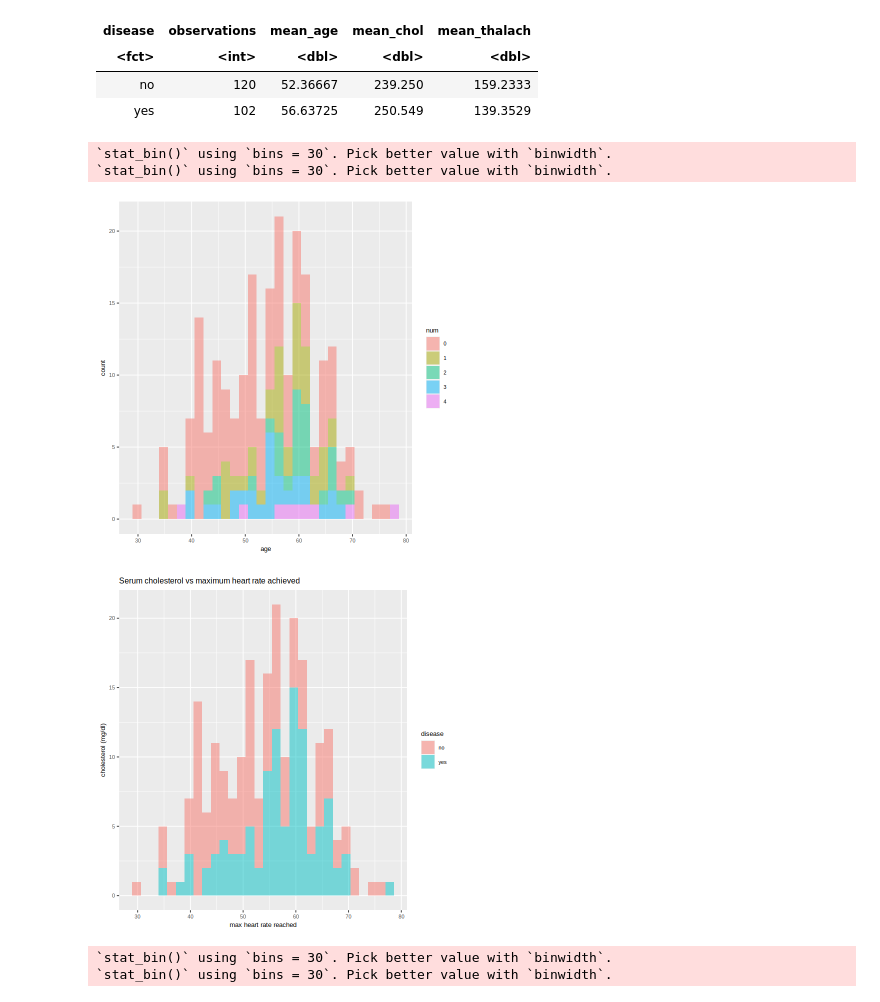
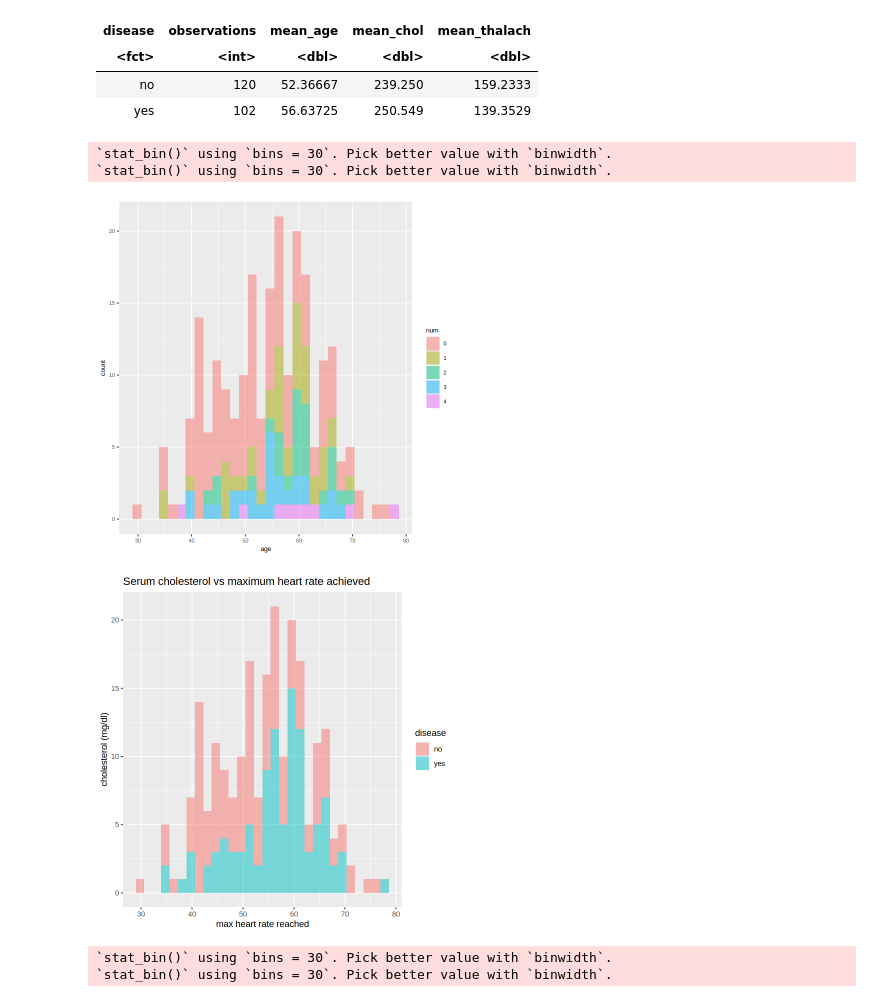
Before and after one commit to xzr10/toy_ds_project, a Jupyter notebook: Untitled.ipynb, the cells around one changed output. Saved outputs shown, nothing was run; the diff lists cells and outputs as text; code cells hidden in the pictures.

```diff
--- a/Untitled.ipynb
+++ b/Untitled.ipynb
@@ -125,25 +125,24 @@ A tibble: 2 × 5
 # %%
 # plots
 
 options(repr.plot.width = 6, repr.plot.height = 6)
 age_num_plot <- heart_train |>
       ggplot() +
       geom_histogram(aes(x = age, fill = num), alpha = 0.5)+
 theme(text = element_text(size = 8))
 age_num_plot
 
 age_disease_plot <- heart_train |>
       ggplot() +
       geom_histogram(aes(x = age, fill = disease), alpha = 0.5)+
  labs(x = "max heart rate reached", y = "cholesterol (mg/dl)",
-                      color = "diagnosis", title = "Serum cholesterol vs maximum heart rate achieved")+
-theme(text = element_text(size = 8))
+                      color = "diagnosis", title = "Serum cholesterol vs maximum heart rate achieved")
 age_disease_plot
 # %% [output]
 `stat_bin()` using `bins = 30`. Pick better value with `binwidth`.
 `stat_bin()` using `bins = 30`. Pick better value with `binwidth`.
 [figure]
-[figure, old version]
+[figure, new version]
 # %%
 options(repr.plot.width = 12, repr.plot.height = 6)
 trestbps_num_plot <- heart_train |>
```
